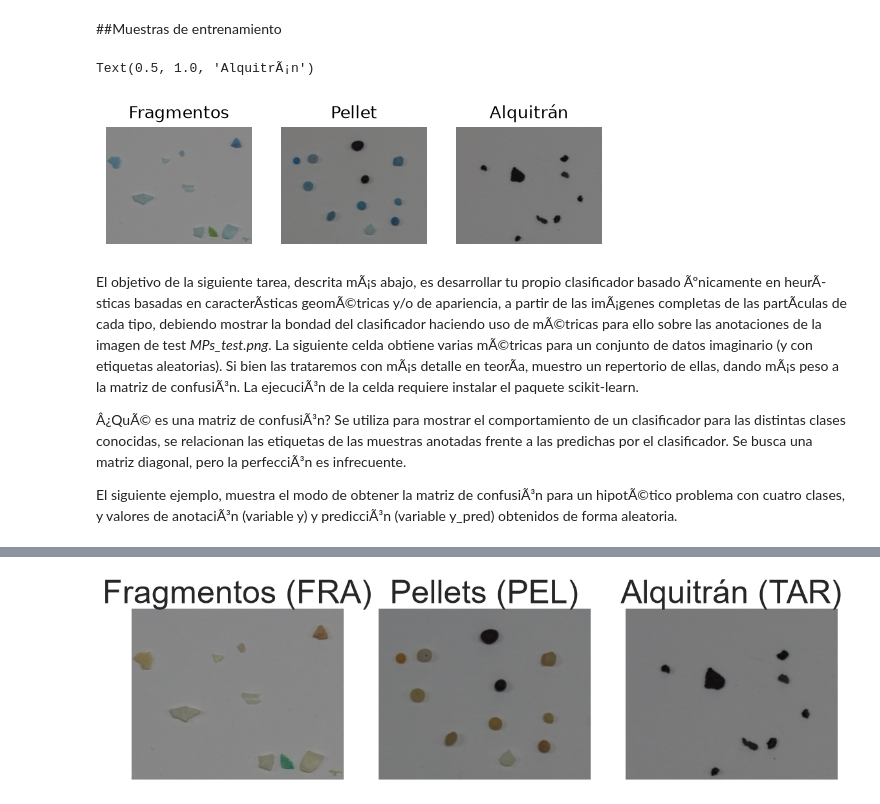
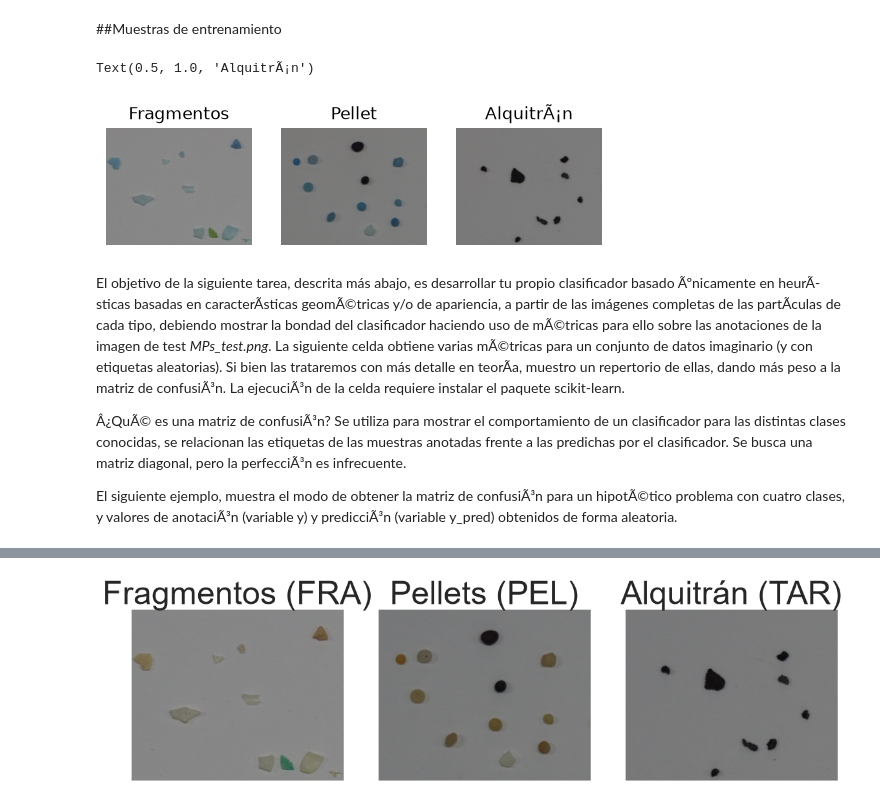
Before and after one commit to Putrici0/VC_P3, a Jupyter notebook: VC_P3.ipynb, the cells around one changed output, grey strips where cells are left out. Saved outputs shown, nothing was run; the diff lists cells and outputs as text; code cells hidden in the pictures.

```diff
--- a/VC_P3.ipynb
+++ b/VC_P3.ipynb
@@ -823,29 +761,29 @@ plt.show()
 # %% [markdown]
 ##Muestras de entrenamiento
 # %%
-#Cargamos tres subimÃ¡genes, por simplicidad, de cada uno de los tres tipos considerados (reiterar que el alquitrÃ¡n no es microplÃ¡stico)
+#Cargamos tres subimágenes, por simplicidad, de cada uno de los tres tipos considerados (reiterar que el alquitrán no es microplástico)
 imgF = cv2.imread('imagenes/microplasticos/FRA.png')
 imgP = cv2.imread('imagenes/microplasticos/PEL.png')
 imgT = cv2.imread('imagenes/microplasticos/TAR.png')
 
 #Mostramos
 plt.subplot(131)
 plt.axis("off")
 plt.imshow(imgF)
 plt.title('Fragmentos')
 plt.subplot(132)
 plt.axis("off")
 plt.imshow(imgP)
 plt.title('Pellet')
 plt.subplot(133)
 plt.axis("off")
 plt.imshow(imgT)
-plt.title('AlquitrÃ¡n')
+plt.title('Alquitrán')
 # %% [output]
 Text(0.5, 1.0, 'AlquitrÃ¡n')
-[figure, old version]
+[figure, new version]
 # %% [markdown]
-El objetivo de la siguiente tarea, descrita mÃ¡s abajo, es desarrollar tu propio clasificador basado Ãºnicamente en heurÃ­sticas basadas en caracterÃ­sticas geomÃ©tricas y/o de apariencia, a partir de las imÃ¡genes completas de las partÃ­culas de cada tipo, debiendo mostrar la bondad del clasificador haciendo uso de mÃ©tricas para ello sobre las anotaciones de la imagen de test *MPs_test.png*. La siguiente celda obtiene varias mÃ©tricas para un conjunto de datos imaginario (y con etiquetas aleatorias). Si bien las trataremos con mÃ¡s detalle en teorÃ­a, muestro un repertorio de ellas, dando mÃ¡s peso a la matriz de confusiÃ³n. La ejecuciÃ³n de la celda requiere instalar el paquete scikit-learn.
+El objetivo de la siguiente tarea, descrita más abajo, es desarrollar tu propio clasificador basado Ãºnicamente en heurÃ­sticas basadas en caracterÃ­sticas geomÃ©tricas y/o de apariencia, a partir de las imágenes completas de las partÃ­culas de cada tipo, debiendo mostrar la bondad del clasificador haciendo uso de mÃ©tricas para ello sobre las anotaciones de la imagen de test *MPs_test.png*. La siguiente celda obtiene varias mÃ©tricas para un conjunto de datos imaginario (y con etiquetas aleatorias). Si bien las trataremos con más detalle en teorÃ­a, muestro un repertorio de ellas, dando más peso a la matriz de confusiÃ³n. La ejecuciÃ³n de la celda requiere instalar el paquete scikit-learn.
 
 Â¿QuÃ© es una matriz de confusiÃ³n?
 Se utiliza para mostrar el comportamiento de un clasificador para las distintas clases conocidas, se relacionan las etiquetas de las muestras anotadas frente a las predichas por el clasificador. Se busca una matriz diagonal, pero la perfecciÃ³n es infrecuente.
```
Also changed, not shown: parts of 17 cells of this notebook.
